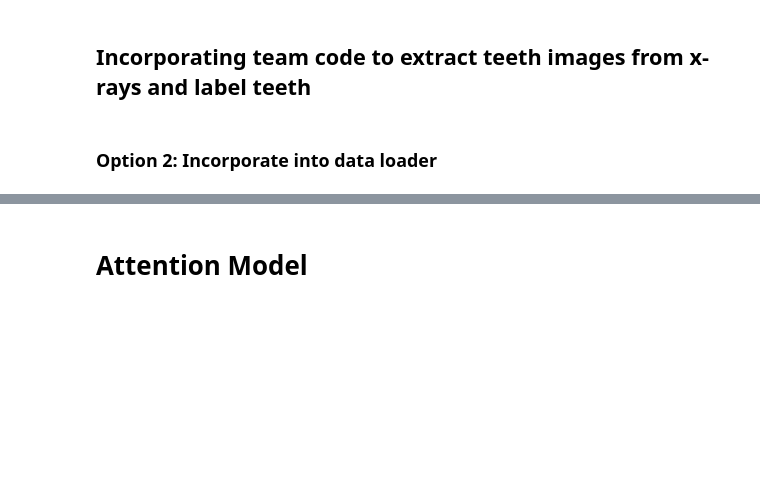
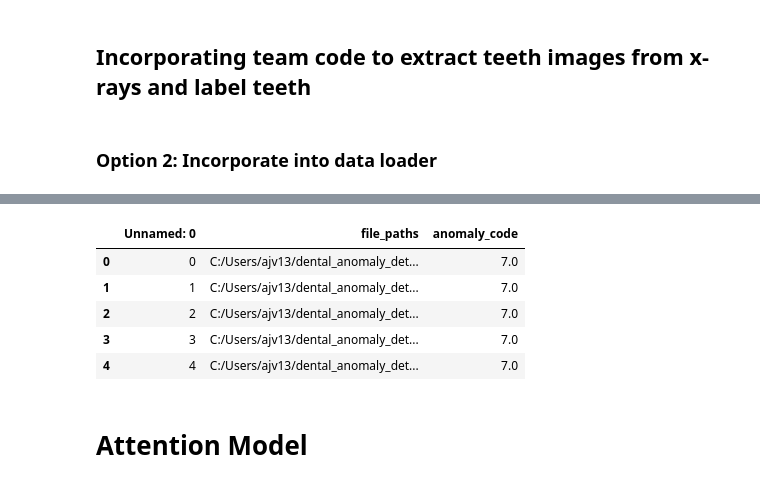
Before and after one commit to anacrusis24/dental-anomaly-detection, a Jupyter notebook: classification-model.ipynb, the cells around one changed output, grey strips where cells are left out. Saved outputs shown, nothing was run; the diff lists cells and outputs as text; code cells hidden in the pictures; blank space fills up the shorter version.

```diff
--- a/classification-model.ipynb
+++ b/classification-model.ipynb
@@ -54,3 +260,14 @@ from processing_functions import *
+# %%
+df = pd.read_csv('data.csv')
+# %%
+df.head()
+# %% [output]
+|  | Unnamed: 0 | file_paths | anomaly_code |
+| 0 | 0 | C:/Users/ajv13/dental_anomaly_det... | 7.0 |
+| 1 | 1 | C:/Users/ajv13/dental_anomaly_det... | 7.0 |
+| 2 | 2 | C:/Users/ajv13/dental_anomaly_det... | 7.0 |
+| 3 | 3 | C:/Users/ajv13/dental_anomaly_det... | 7.0 |
+| 4 | 4 | C:/Users/ajv13/dental_anomaly_det... | 7.0 |
 # %%
 class TeethDataLoader(data.Dataset): # input is folder name where folders of teeth are stored
                                         # requires overwrite __getitem__(), supporting fetching a data sample for a given key
```
Also changed, not shown: parts of 4 cells of this notebook, 1 other file.
